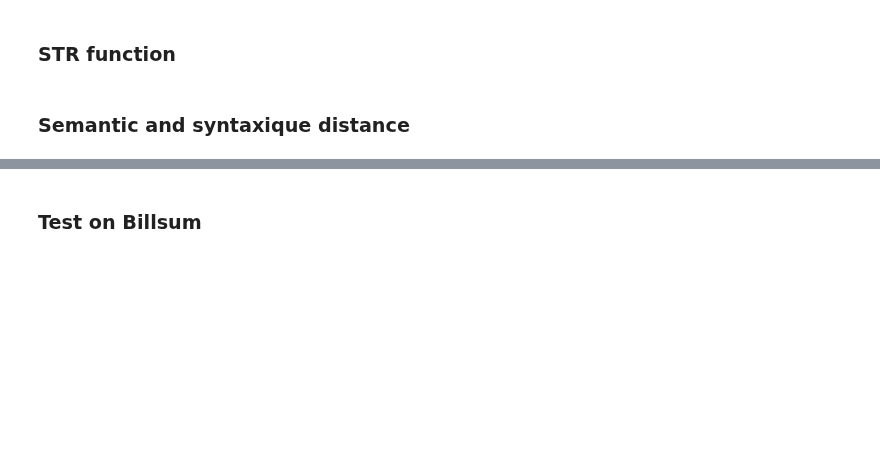
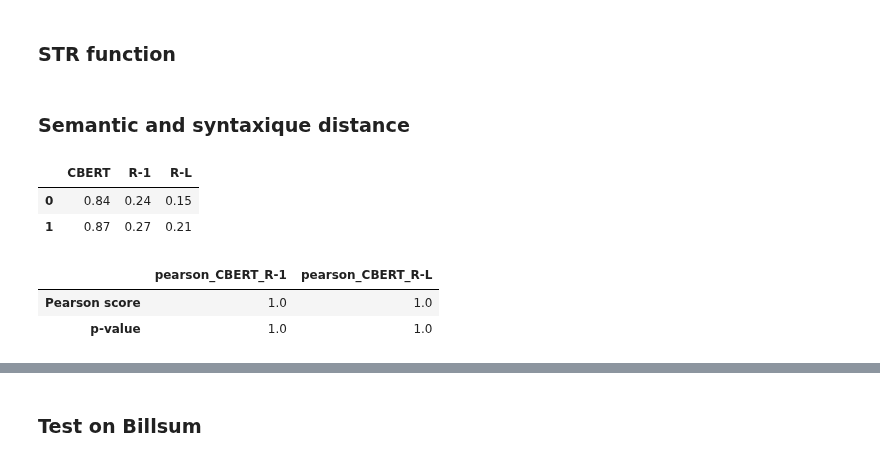
Before and after one commit to MariusAAROS/Supervised-Learning-using-Unsupervised-Learning-Metrics-in-the-absence-of-Annotated-Data, a Jupyter notebook: myLibraries/refine_sandbox.ipynb, the cells around one changed output, grey strips where cells are left out. Drawn from its saved outputs; the diff is of its cells as text; code cells hidden in the pictures; blank space fills up the shorter version.

Commit message:
Refiner: Semantic distance working on prototyping

```diff
--- a/myLibraries/refine_sandbox.ipynb
+++ b/myLibraries/refine_sandbox.ipynb
@@ -172,9 +247,9 @@ class Refiner:
 
             #compute distances
             distances = []
-            for x in range(int(len(respaced_sentences)/self.rf)):
+            for x in range(len(respaced_sentences)):
                 distance = []
-                for y in range(int(len(respaced_sentences)/self.rf)):
+                for y in range(len(respaced_sentences)):
                     if x != y:
                         try:
                             scoreOut = self.scorer(self.model, [respaced_sentences[x]], [respaced_sentences[y]])
@@ -185,9 +260,10 @@ class Refiner:
                         curDistance = 1
                     distance.append(curDistance)
                 distances.append(distance)
+            distances = parseDistances(distances)
 
             #selection of best individuals
-            indices = sentenceSelection(respaced_sentences, scores, self.rf)
+            indices = sentenceSelection(respaced_sentences, scores, distances, self.rf)
 
             curRefined = []
             for index in indices:
@@ -235,13 +311,13 @@ class Refiner:
         return {"scores": dfCustom, "correlations": dfCor}
 
     def __str__(self) -> str:
-        printout = "--------REFINER OBJECT--------\n\n"
+        printout = "--------REFINER OBJECT--------\n"
         printout += "Number of Documents : " + str(len(self.corpus)) + "\n"
         printout += "Corpus Avg Size     : " + str(int(np.average([len(x) for x in self.corpus]))+1) + "\n"
         printout += "Refined Avg Size    : " + str(int(np.average([len(x) for x in self.refined]))+1) + "\n"
         printout += "Reduction Factor    : " + str(self.rf) + "\n"
         printout += "Maximum Spacing     : " + str(self.ms) + "\n"
-        printout += "--------------------------------"
+        printout += "------------------------------"
         return printout
 # %%
 w2v = serialized_to_model(r"C:\Pro\Stages\A4 - DVRC\Work\Models\serialized_w2v.pkl")
@@ -249,3 +325,17 @@ billsum0 = "SECTION 1. SHORT TITLE.\n\n    This Act may be cited as the ``Nation
 # %%
-r = Refiner([billsum0], w2v, score, 4)
+r = Refiner([billsum0, billsum0], w2v, score, 4)
 r.refine()
+# %%
+res =  r.assess()
+# %%
+res["scores"]
+# %% [output]
+|  | CBERT | R-1 | R-L |
+| 0 | 0.84 | 0.24 | 0.15 |
+| 1 | 0.87 | 0.27 | 0.21 |
+# %%
+res["correlations"]
+# %% [output]
+|  | pearson_CBERT_R-1 | pearson_CBERT_R-L |
+| Pearson score | 1.0 | 1.0 |
+| p-value | 1.0 | 1.0 |
```
Also changed, not shown: parts of 5 cells of this notebook.
